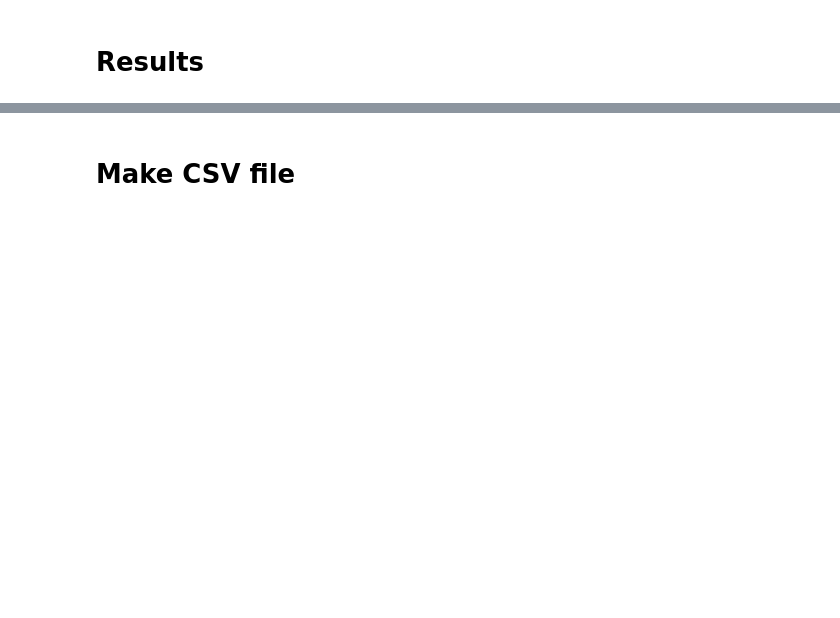
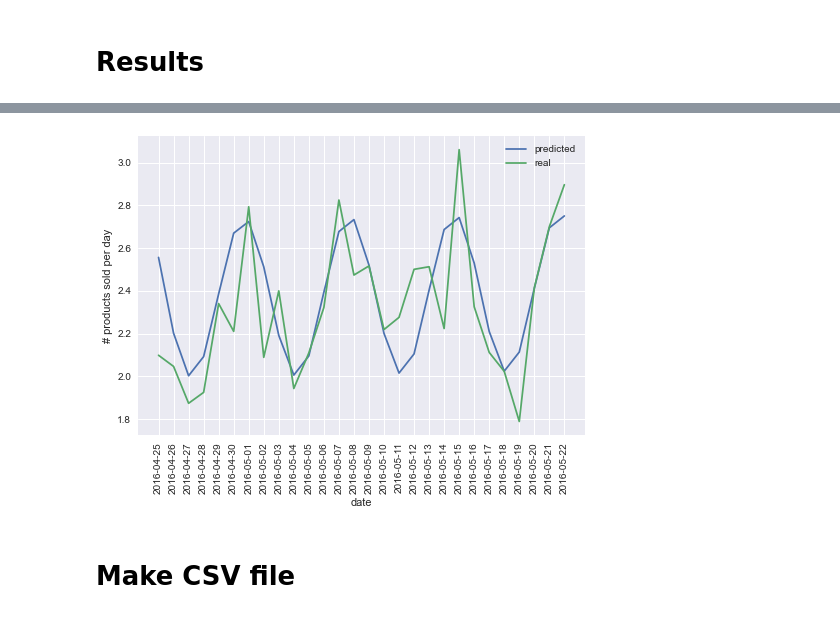
Before and after one commit to Basvdbrink1998/Applied_Forcasting_Project, a Jupyter notebook: Forecasting.ipynb, the cells around one changed output, grey strips where cells are left out. Drawn from its saved outputs; the diff is of its cells as text; code cells hidden in the pictures; blank space fills up the shorter version.

```diff
--- a/Forecasting.ipynb
+++ b/Forecasting.ipynb
@@ -246,11 +380,19 @@ plt.show()
 # %%
 # Plot the actuals vs the forecasts of the average of all the products in the dataset
 summed = df.sum(axis=0)/823
 summed.index = test_data.iloc[0].index
 
-plt.plot(summed)
-plt.plot(test_data.sum(axis=0)/823)
+plt.plot(summed, label="predicted")
+plt.plot(test_data.sum(axis=0)/823, label="real")
+plt.legend()
+plt.xlabel('date')
+plt.ylabel('# products sold per day')
+plt.setp(plt.gca().xaxis.get_majorticklabels(),
+         'rotation', 90)
+plt.savefig('figures/forcast_compare2.png')
 plt.show()
+# %% [output]
+[figure, added]
 # %% [markdown]
 # Make CSV file
 # %%
```
Also changed, not shown: parts of 15 cells of this notebook, 2 other files.
